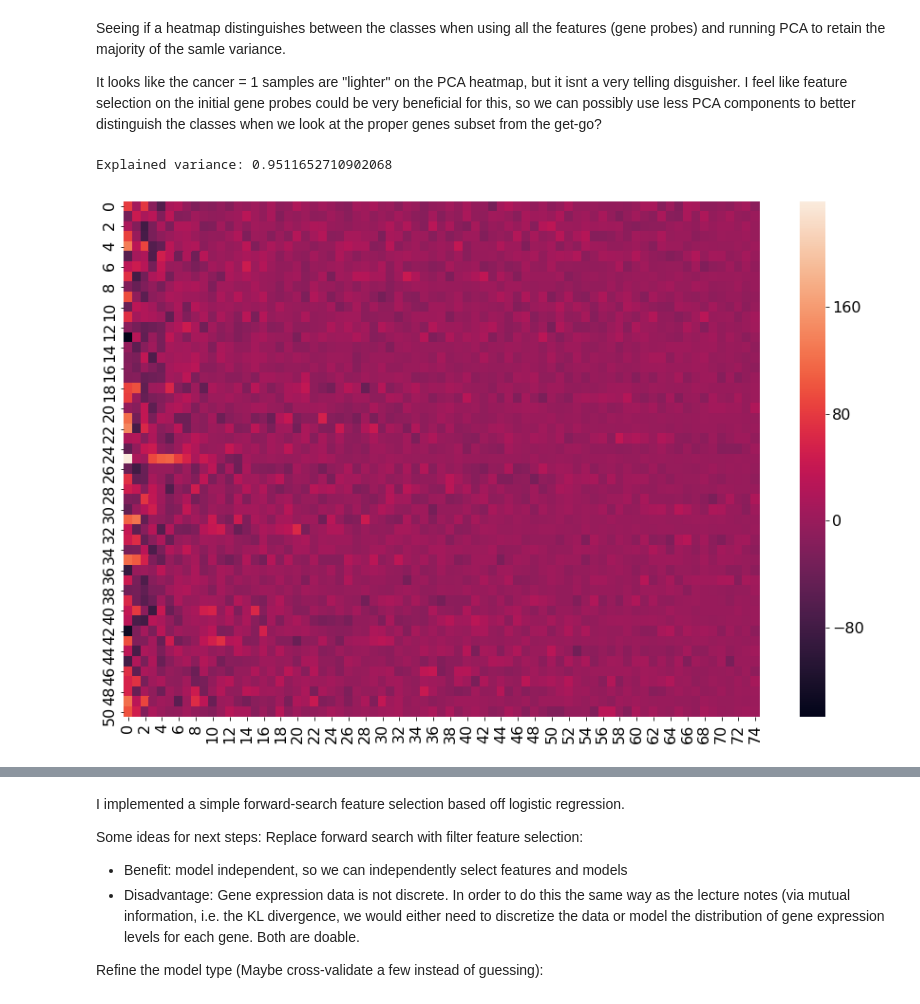
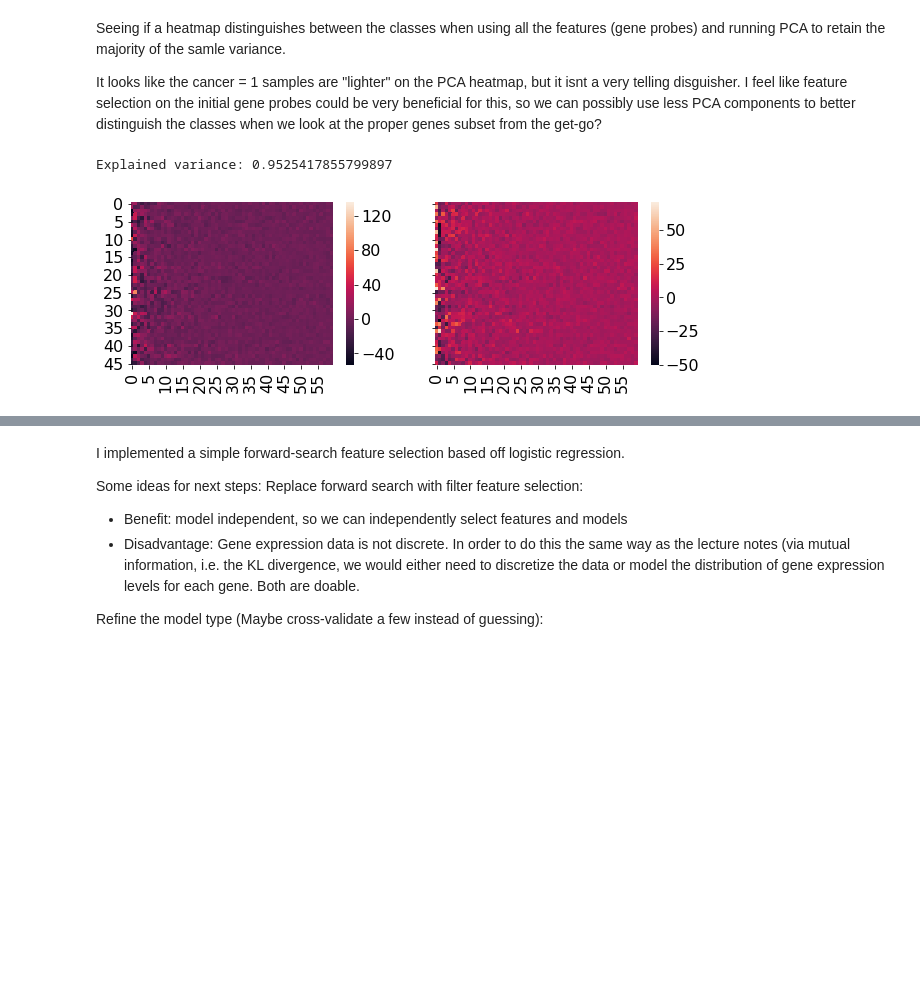
Before and after one commit to sfriedowitz/cs229_project, a Jupyter notebook: model.ipynb, the cells around one changed output, grey strips where cells are left out. Cells and saved outputs as stored; diff of their text form; code cells hidden in the pictures; blank space fills up the shorter version.

```diff
--- a/model.ipynb
+++ b/model.ipynb
@@ -137,26 +137,34 @@ Variance explained by k = 61: 0.9090088703426589
 Seeing if a heatmap distinguishes between the classes when using all the features (gene probes) and running PCA to retain the majority of the samle variance.
 
 It looks like the cancer = 1 samples are "lighter" on the PCA heatmap, but it isnt a very telling disguisher. I feel like feature selection on the initial gene probes could be very beneficial for this, so we can possibly use less PCA components to better distinguish the classes when we look at the proper genes subset from the get-go?
+# %%
+# Pull Data
+x_train = train_df.iloc[:,1:].values
+y_train = train_df.iloc[:,0].values
+x_test = test_df.iloc[:,1:].values
+y_test = test_df.iloc[:,0].values
 # %%
-k = 75
+k = 60
 
-pca = PCA(n_components = k)
-pca_fit = pca.fit_transform(x)
+pca_train = PCA(n_components = k)
+train_pca_map = pca_train.fit_transform(x_train)
+test_pca_map = pca_train.transform(x_test)
 
-print("Explained variance: {}".format(np.sum(pca.explained_variance_ratio_)))
+print("Explained variance: {}".format(np.sum(pca_train.explained_variance_ratio_)))
 # %% [output]
-Explained variance: 0.9511652710902068
+Explained variance: 0.9525417855799897
 # %%
-pca_df = pd.DataFrame(data = pca_fit, index = train_df.index)
+pca_df = pd.DataFrame(data = train_pca_map, index = train_df.index)
 pca_df = pd.concat([train_df["cancer"], pca_df], axis = 1)
 # %%
 pca0 = pca_df[pca_df["cancer"] == 0].values[:,1::]
 pca1 = pca_df[pca_df["cancer"] == 1].values[:,1::]
 # %%
-fig, ax = plt.subplots(figsize=(15,10))
+fig, ax = plt.subplots(1, 2, figsize=(10,3), sharey = True)
 
-sns.heatmap(pca0, ax = ax)
+sns.heatmap(pca0, ax = ax[0])
+sns.heatmap(pca1, ax = ax[1])
 
 plt.show()
 # %% [output]
-[figure, old version]
+[figure, new version]
```
Also changed, not shown: parts of 9 cells of this notebook, 1 other file.
